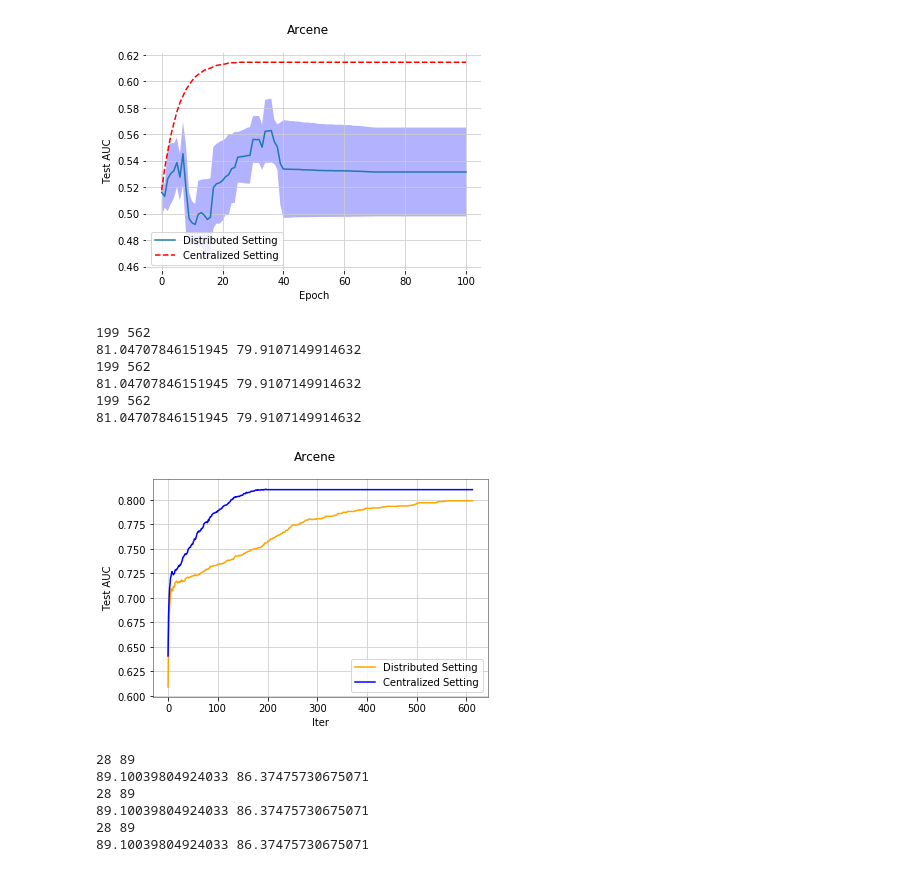
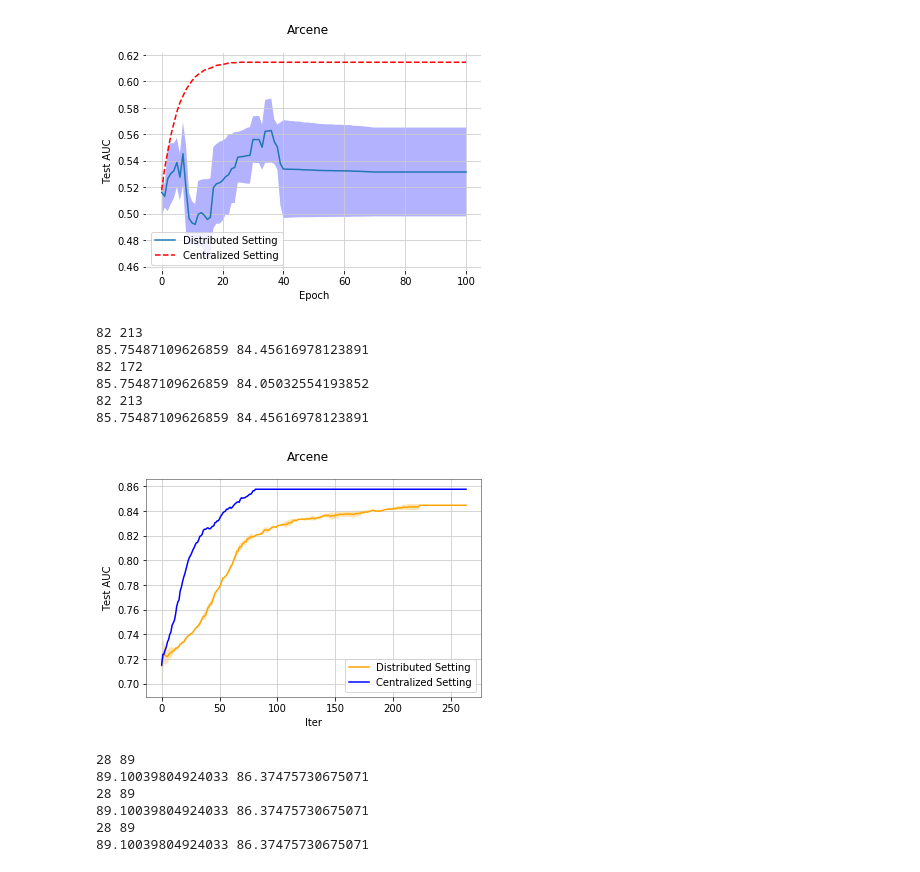
Before and after one commit to nitinnat/consensus-deep-learning, a Jupyter notebook: scripts/AnalyzeResults.ipynb, the cells around one changed output. Saved outputs shown, nothing was run; the diff lists cells and outputs as text; code cells hidden in the pictures.

```diff
--- a/scripts/AnalyzeResults.ipynb
+++ b/scripts/AnalyzeResults.ipynb
@@ -249,23 +249,23 @@ plot_with_mean_std(gisette_cent, gisette_dist, title="Madelon")
 61.45333377950506 53.73000026135366
 [figure]
 # %%
-cent_paths = ["../data/arcene/feature_split_1/run_0_numhidden_100_lr_1.0E-4_networksize_1_randomseed_{}/vpnn_results_temp_1.csv".format(
+cent_paths = ["../data/arcene/feature_split_1/run_0_numhidden_100_lr_1.0E-4_networksize_1_randomseed_{}_lf_cross_entropy/vpnn_results_temp_1.csv".format(
 i) for i in [40, 40, 40]]
 
-dist_paths = ["../data/arcene/feature_split_{}/run_0_numhidden_100_lr_1.0E-4_networksize_10_randomseed_40/vpnn_results_temp_10.csv".format(
-i) for i in [1,1,1]]
+dist_paths = ["../data/arcene/feature_split_{}/run_0_numhidden_100_lr_1.0E-4_networksize_10_randomseed_40_lf_cross_entropy/vpnn_results_temp_10.csv".format(
+i) for i in [1,2,1]]
 
 
 gisette_cent, gisette_dist = process_many_files(cent_paths, dist_paths)
 plot_with_mean_std(gisette_cent, gisette_dist, title="Arcene")
 # %% [output]
-199 562
-81.04707846151945 79.9107149914632
-199 562
-81.04707846151945 79.9107149914632
-199 562
-81.04707846151945 79.9107149914632
+82 213
+85.75487109626859 84.45616978123891
+82 172
+85.75487109626859 84.05032554193852
+82 213
+85.75487109626859 84.45616978123891
-[figure, old version]
+[figure, new version]
 # %%
 cent_paths = ["../data/adult/feature_split_{}/run_0_numhidden_50_lr_1.0E-4_networksize_1_randomseed_40/vpnn_results_temp_1.csv".format(
 i) for i in [1,1,1]]
```
Also changed, not shown: 4 other files.
